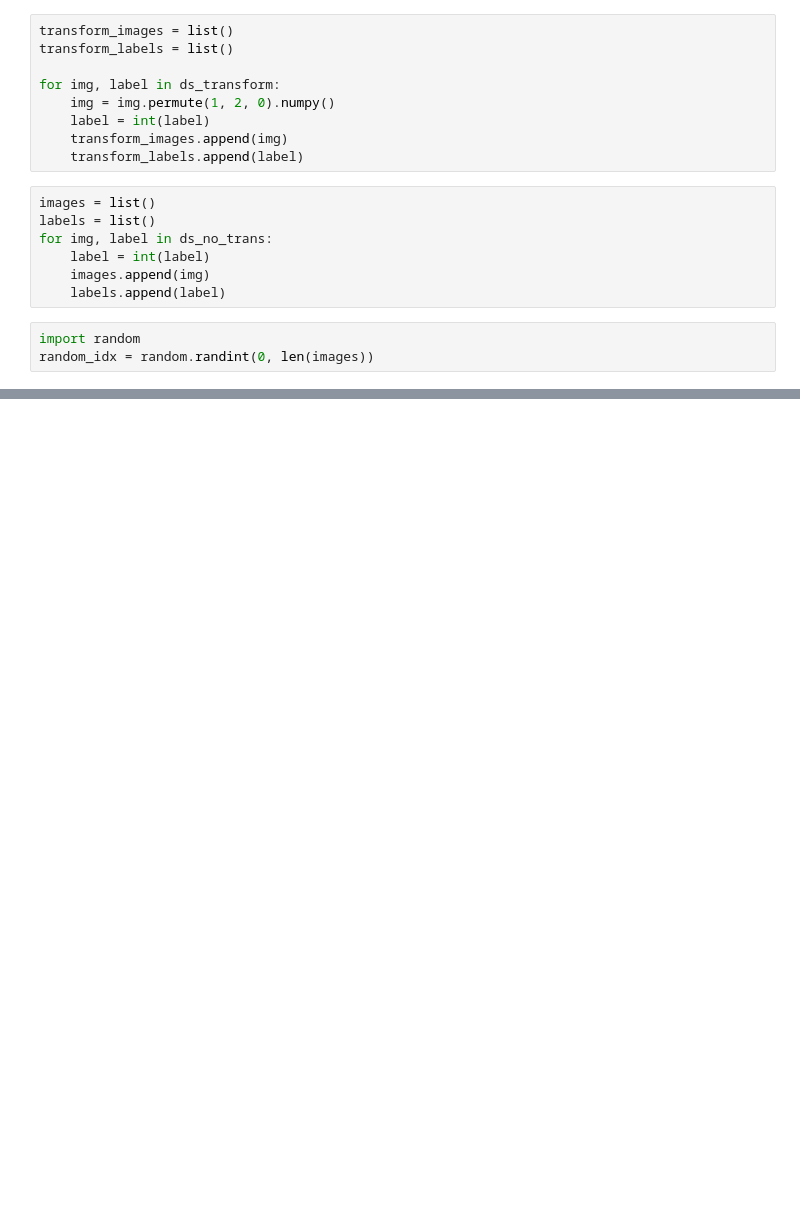
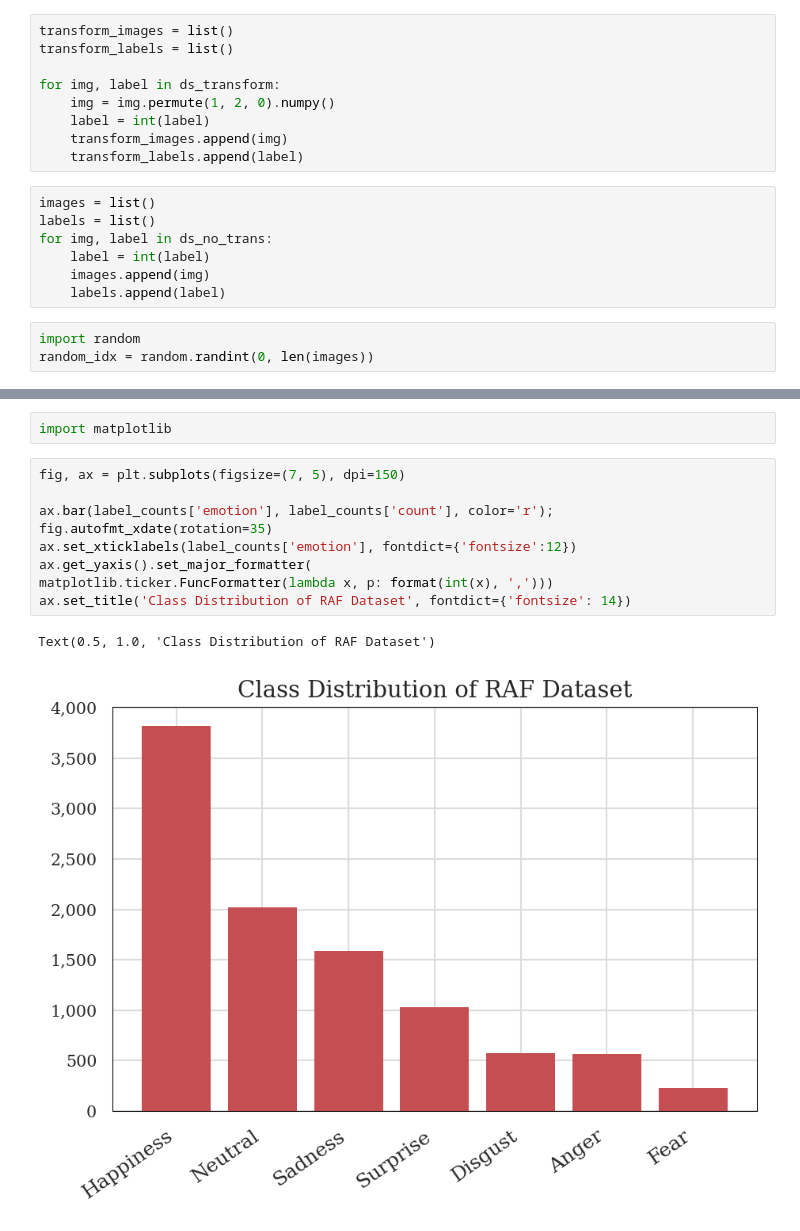
Before and after one commit to brennerswenson/emotion_recognition, a Jupyter notebook: src/initial_exploration.ipynb, the cells around one changed output, grey strips where cells are left out. Cells and saved outputs as stored; diff of their text form; blank space fills up the shorter version.

```diff
--- a/src/initial_exploration.ipynb
+++ b/src/initial_exploration.ipynb
@@ -471,0 +454,14 @@ INFO:__main__:Successfully loaded 12271 images
+# %%
+import matplotlib
+# %%
+fig, ax = plt.subplots(figsize=(7, 5), dpi=150)
+
+ax.bar(label_counts['emotion'], label_counts['count'], color='r');
+fig.autofmt_xdate(rotation=35)
+ax.set_xticklabels(label_counts['emotion'], fontdict={'fontsize':12})
+ax.get_yaxis().set_major_formatter(
+matplotlib.ticker.FuncFormatter(lambda x, p: format(int(x), ',')))
+ax.set_title('Class Distribution of RAF Dataset', fontdict={'fontsize': 14})
+# %% [output]
+Text(0.5, 1.0, 'Class Distribution of RAF Dataset')
+[figure, added]
```
Also changed, not shown: parts of 66 cells of this notebook, 5 other files.
